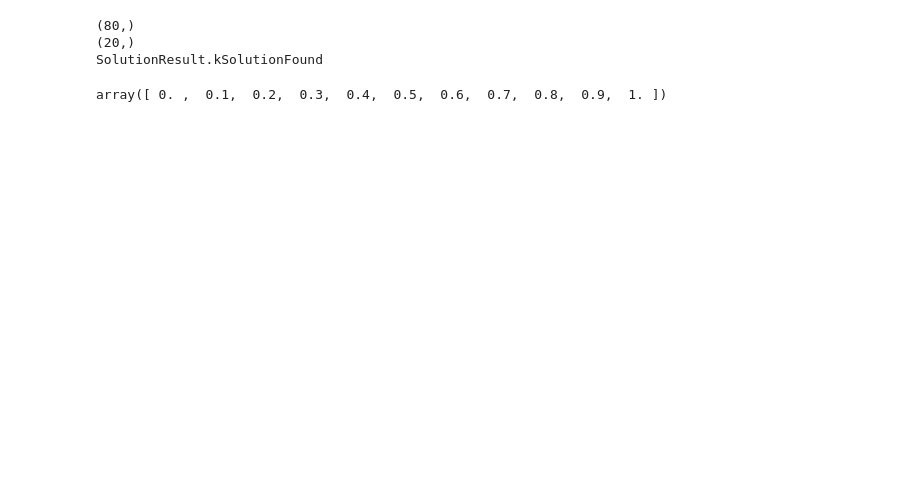
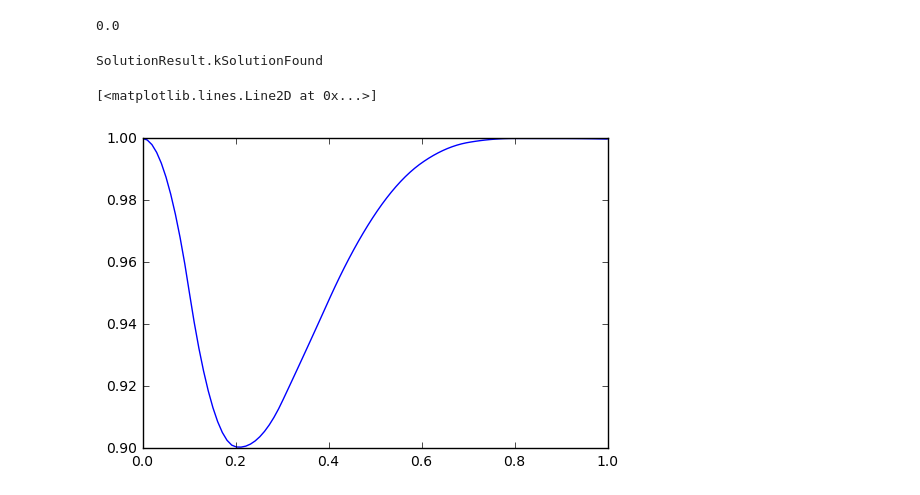
Before and after one commit to rdeits/drake-mpc, a Jupyter notebook: src/py-box-atlas-polynomial.ipynb, the cells around one changed output. Saved outputs shown, nothing was run; the diff lists cells and outputs as text; code cells hidden in the pictures; blank space fills up the shorter version.

```diff
--- a/src/py-box-atlas-polynomial.ipynb
+++ b/src/py-box-atlas-polynomial.ipynb
@@ -13,35 +16,39 @@ import boxatlas as box
 from contactstabilization import contact_stabilize
 # %%
 vis = vc.Visualizer()
+# %%
+np.sum(np.zeros((2,2)))
+# %% [output]
+0.0
 # %%
 surfaces = [
-    box.Surface(Polyhedron.fromBounds([1, -1], [1, 1]),
+    box.Surface(Polyhedron.fromBounds([1.5, 0], [1.5, 2]),
             Polyhedron(np.array([[1, -1], [1, 1]]), np.array([0, 0]))),
-    box.Surface(Polyhedron.fromBounds([-1, -1], [1, -1]),
+    box.Surface(Polyhedron.fromBounds([-1, 0], [1, 0]),
             Polyhedron(np.array([[-1, -1], [1, -1]]), np.array([0, 0]))),
-    box.Surface(Polyhedron.fromBounds([-1, -1], [1, -1]),
+    box.Surface(Polyhedron.fromBounds([-1, 0], [1, 0]),
             Polyhedron(np.array([[-1, -1], [1, -1]]), np.array([0, 0]))),
-    box.Surface(Polyhedron.fromBounds([-1, -1], [-1, 1]),
+    box.Surface(Polyhedron.fromBounds([-2, 0], [-2, 2]),
             Polyhedron(np.array([[-1, -1], [-1, 1]]), np.array([0, 0]))),
 ]
 
 env = box.Environment(surfaces)
 atlas = box.BoxAtlas()
 initial_state = box.BoxAtlasState(atlas)
-initial_state.qcom = np.array([0, 0])
-initial_state.vcom = np.array([0.0, 0])
-initial_state.qlimb = map(np.array, [[0.75, 0], [0.25, -0.75], [-0.25, -0.75], [-0.75, 0]])
+initial_state.qcom = np.array([0, 1])
+initial_state.vcom = np.array([3.5, 0])
+initial_state.qlimb = map(np.array, [[0.75, 1], [0.25, .25], [-0.25, .25], [-0.75, 1]])
 
 states, inputs, contact_indicator = contact_stabilize(initial_state, env)
 # %% [output]
-(80,)
-(20,)
 SolutionResult.kSolutionFound
-# %%
-states.components[0].breaks
-# %% [output]
-array([ 0. ,  0.1,  0.2,  0.3,  0.4,  0.5,  0.6,  0.7,  0.8,  0.9,  1. ])
 # %%
 for t in np.linspace(0, states.components[0].breaks[-1] - 0.001, 100):
-    states(t).draw(vis)
-    time.sleep(0.01)
+    box.draw(vis, states(t), inputs(t))
+    time.sleep(0.05)
+# %%
+ts = np.linspace(0, states.components[0].breaks[-1] - 0.001, 100)
+plot(ts, [states(t).qcom[1] for t in ts])
+# %% [output]
+[<matplotlib.lines.Line2D at 0x...>]
+[figure, added]
```
Also changed, not shown: parts of 3 cells of this notebook, 4 other files.
